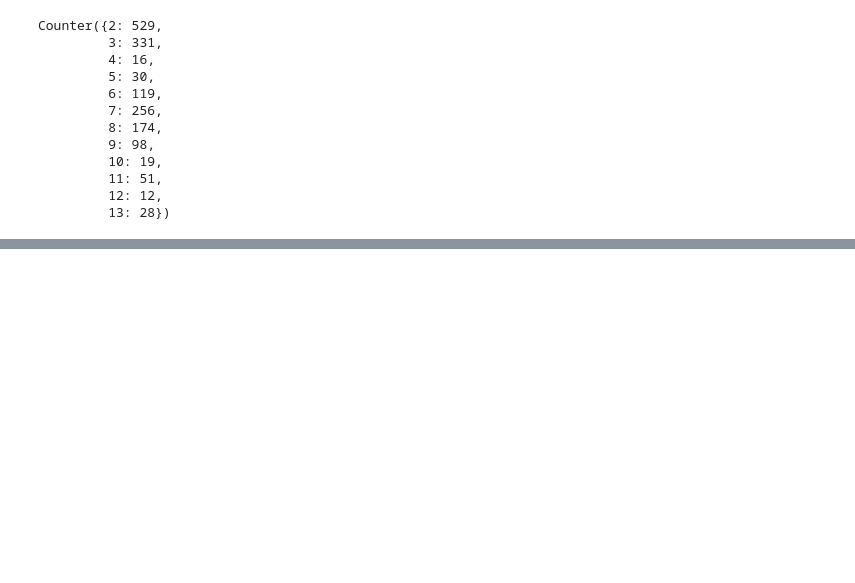
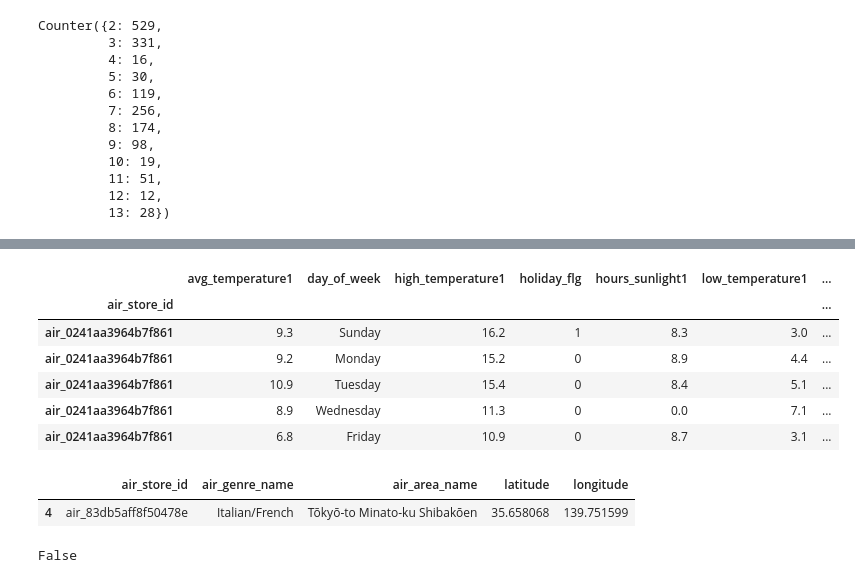
Before and after one commit to adcengiz/japanrestforecast, a Jupyter notebook: thedata.ipynb, the cells around one changed output, grey strips where cells are left out. Saved outputs shown, nothing was run; the diff lists cells and outputs as text; code cells hidden in the pictures; blank space fills up the shorter version.

```diff
--- a/thedata.ipynb
+++ b/thedata.ipynb
@@ -733,0 +694,2 @@ for measurement_stat in air_station_list('data/rrv-weather-data/measurements/'):
+# %%
+air_rest_data = pd.DataFrame(pd.read_csv("merged_rest_data_weather_measurements.csv"))
@@ -733,0 +705,5 @@ for measurement_stat in air_station_list('data/rrv-weather-data/measurements/'):
+# %%
+air_rest_data = air_rest_data.drop(["Unnamed: 0", "1_closest_stat",\
+                                   "2_closest_stat", "3_closest_stat",\
+                                   "4_closest_stat", "5_closest_stat",\
+                                   "precipitation1"],1)
@@ -733,0 +728,12 @@ for measurement_stat in air_station_list('data/rrv-weather-data/measurements/'):
+# %%
+air_rest_data_byrestindex = air_rest_data.set_index("air_store_id", drop=True)
+# %%
+air_rest_data_byrestindex.head()
+# %% [output]
+|  | avg_temperature1 | day_of_week | high_temperature1 | holiday_flg | hours_sunlight1 | low_temperature1 | ... |
+| air_store_id |  |  |  |  |  |  | ... |
+| air_0241aa3964b7f861 | 9.3 | Sunday | 16.2 | 1 | 8.3 | 3.0 | ... |
+| air_0241aa3964b7f861 | 9.2 | Monday | 15.2 | 0 | 8.9 | 4.4 | ... |
+| air_0241aa3964b7f861 | 10.9 | Tuesday | 15.4 | 0 | 8.4 | 5.1 | ... |
+| air_0241aa3964b7f861 | 8.9 | Wednesday | 11.3 | 0 | 0.0 | 7.1 | ... |
+| air_0241aa3964b7f861 | 6.8 | Friday | 10.9 | 0 | 8.7 | 3.1 | ... |
@@ -733,0 +744,5 @@ for measurement_stat in air_station_list('data/rrv-weather-data/measurements/'):
+# %%
+air_rest_data_byrestindex
+# %% [output]
+|  | air_store_id | air_genre_name | air_area_name | latitude | longitude |
+| 4 | air_83db5aff8f50478e | Italian/French | Tōkyō-to Minato-ku Shibakōen | 35.658068 | 139.751599 |
@@ -733,0 +766,5 @@ for measurement_stat in air_station_list('data/rrv-weather-data/measurements/'):
+# %%
+## Testing behavior
+datetime.strptime("2017-03-01", "%Y-%m-%d") > datetime.strptime("2018-03-01", "%Y-%m-%d")
+# %% [output]
+False
```
Also changed, not shown: parts of 28 cells of this notebook, 11 other files.
